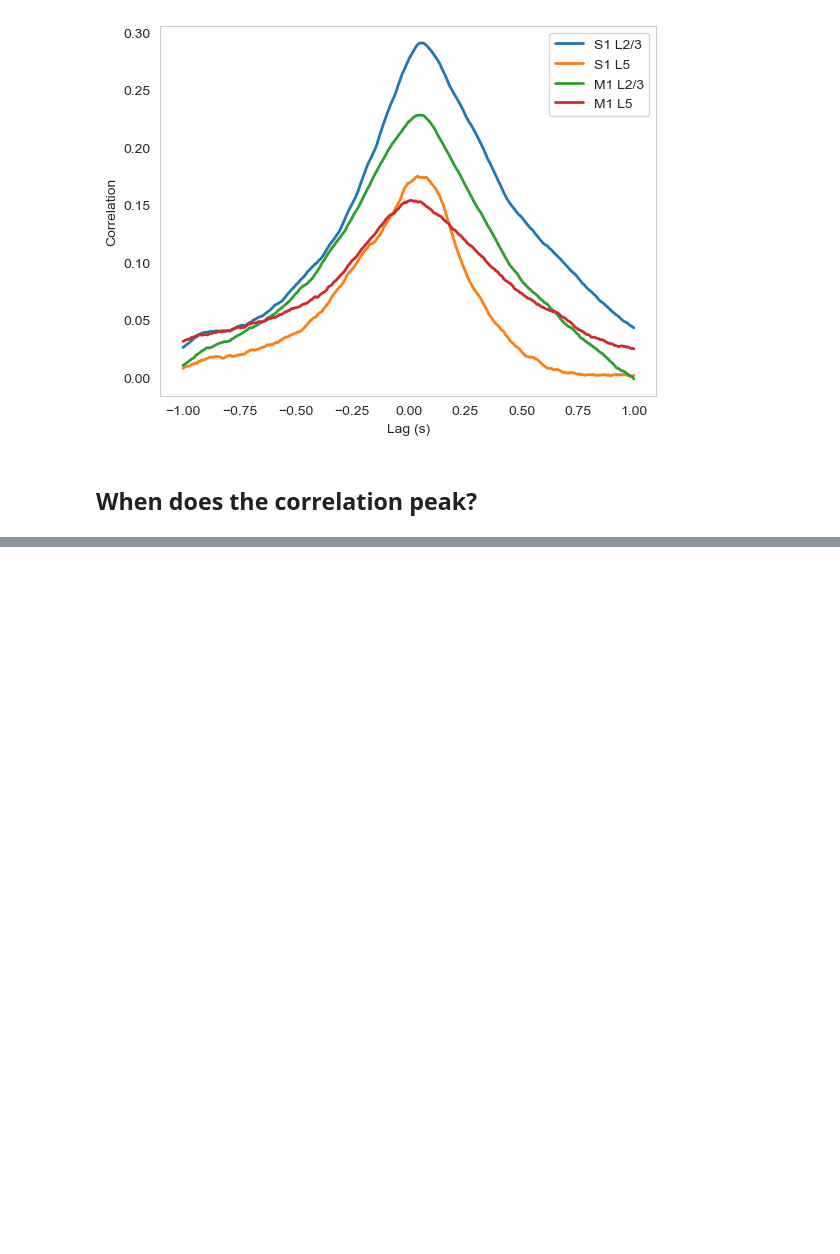
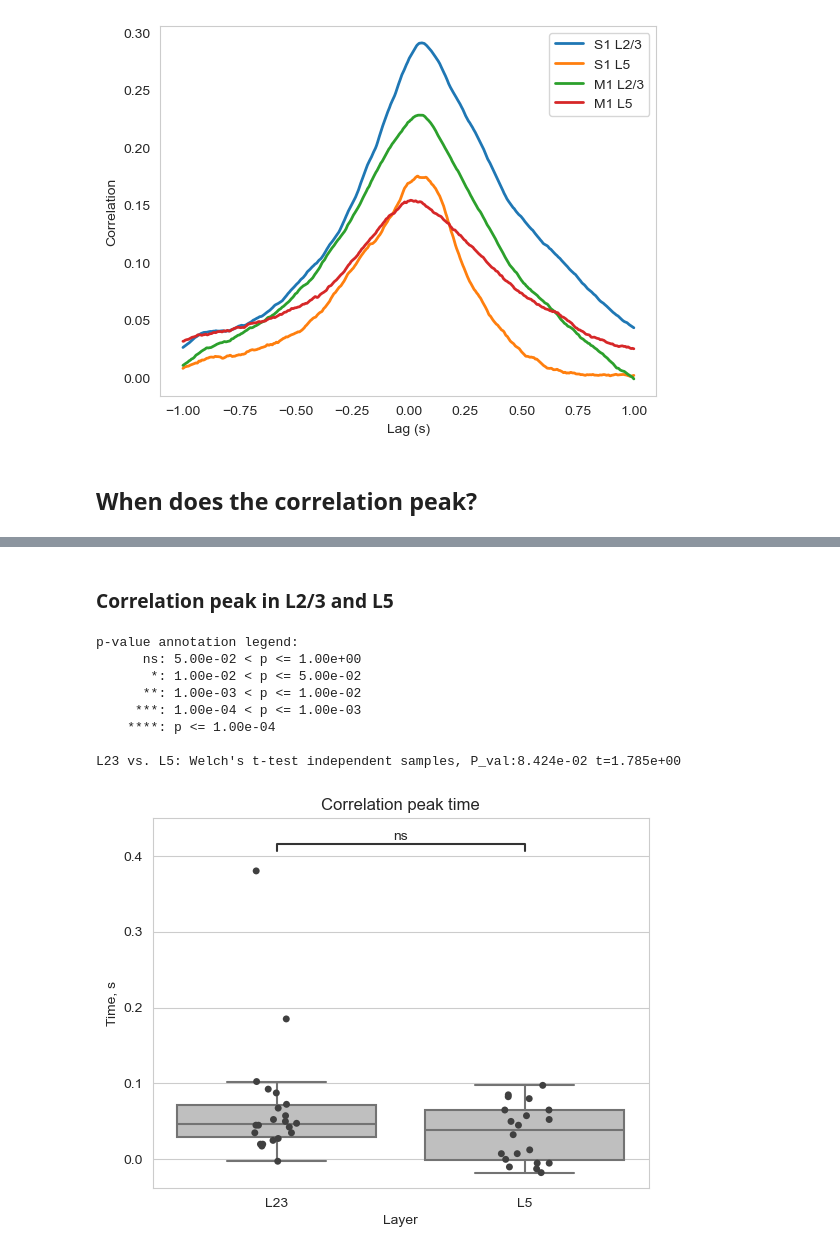
Before and after one commit to kerseviciute/movement-s1-m1, a Jupyter notebook: notebooks/03_correlation.ipynb, the cells around one changed output, grey strips where cells are left out. Cells and saved outputs as stored; diff of their text form; code cells hidden in the pictures; blank space fills up the shorter version.

Commit message:
Comparing correlation lag between cortices and layers.

```diff
--- a/notebooks/03_correlation.ipynb
+++ b/notebooks/03_correlation.ipynb
@@ -306,0 +309,36 @@ S1_L23 vs. M1_L5: Welch's t-test independent samples, P_val:6.789e-02 t=1.968e+0
+# %% [markdown]
+### Correlation peak in L2/3 and L5
+# %%
+x = "Layer"
+y = "MaxLagCorrelation"
+order = pd.unique(samples["Layer"])
+
+pairs = [("L23", "L5")]
+
+ax = sns.boxplot(x = x, y = y, data = samples, showfliers = False, color = ".75", order = order)
+sns.stripplot(x = x, y = y, data = samples, color = ".25", order = order)
+
+annotator = Annotator(
+    ax,
+    data = samples,
+    x = x,
+    y = y,
+    order = order,
+    pairs = pairs
+)
+annotator.configure(test = "t-test_welch", text_format = "star", loc = "inside")
+annotator.apply_and_annotate()
+
+plt.title("Correlation peak time")
+plt.ylabel("Time, s")
+plt.show()
+# %% [output]
+p-value annotation legend:
+      ns: 5.00e-02 < p <= 1.00e+00
+       *: 1.00e-02 < p <= 5.00e-02
+      **: 1.00e-03 < p <= 1.00e-02
+     ***: 1.00e-04 < p <= 1.00e-03
+    ****: p <= 1.00e-04
+
+L23 vs. L5: Welch's t-test independent samples, P_val:8.424e-02 t=1.785e+00
+[figure, added]
```
Also changed, not shown: parts of 8 cells of this notebook.
